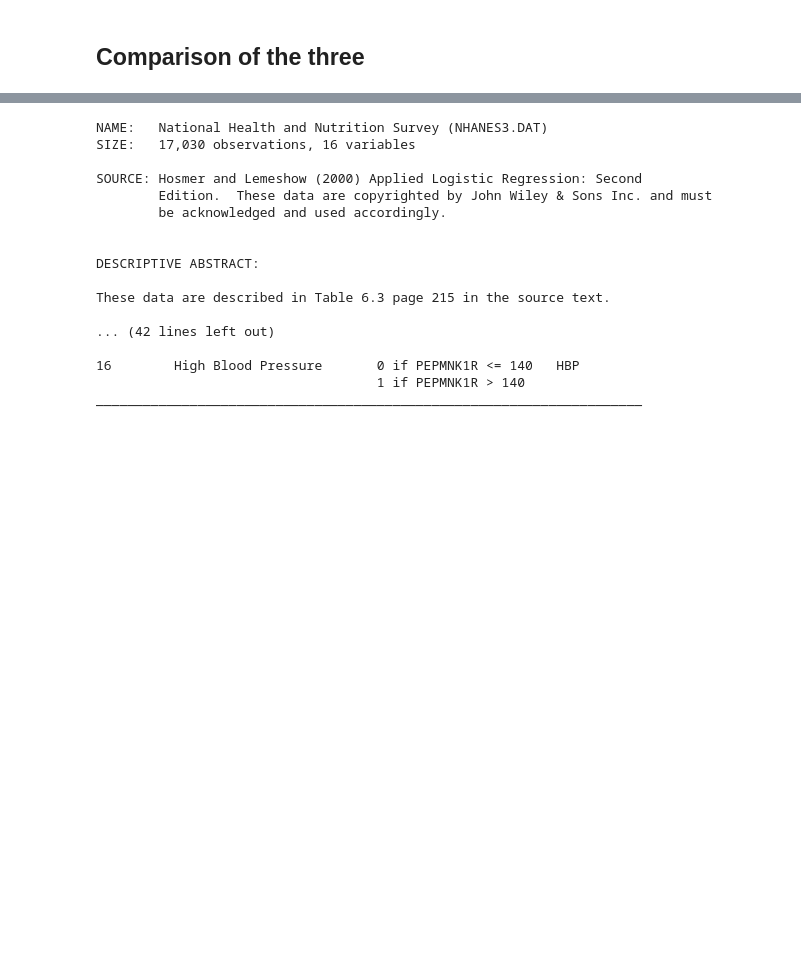
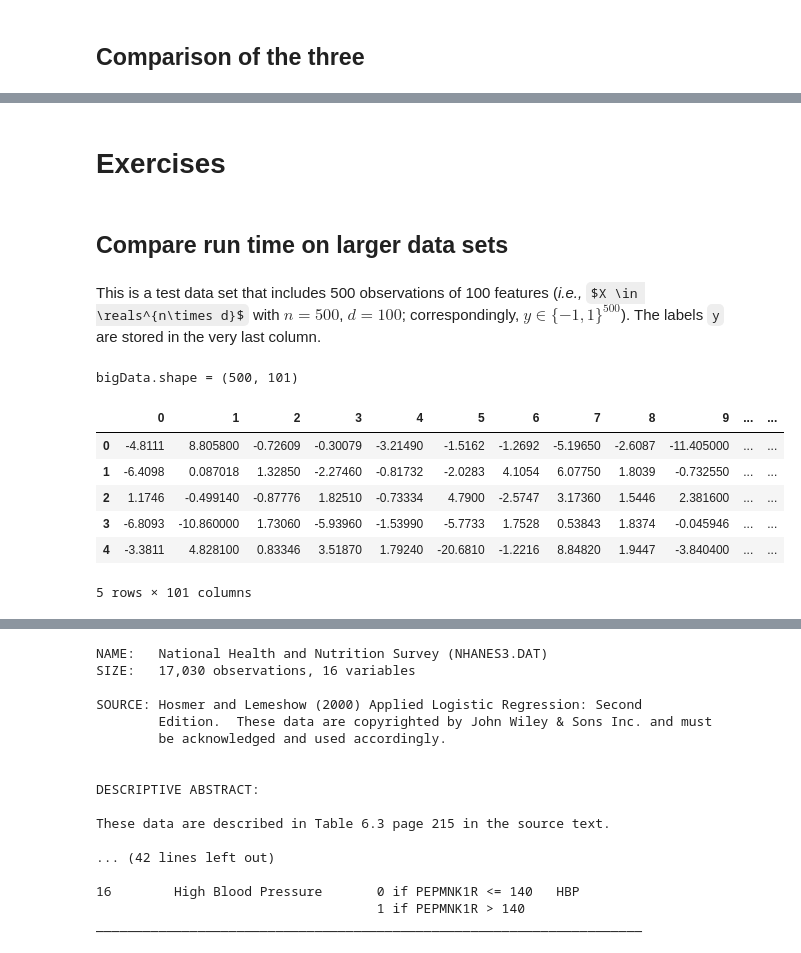
Before and after one commit to asberk/ubcs3, a Jupyter notebook: Gradient Descent (master).ipynb, the cells around one changed output, grey strips where cells are left out. Cells and saved outputs as stored; diff of their text form; code cells hidden in the pictures; some formulas as TeX source; blank space fills up the shorter version.

```diff
--- a/Gradient Descent (master).ipynb
+++ b/Gradient Descent (master).ipynb
@@ -634,3 +776,23 @@ LR_armijo = LogisticRegressor(objectiveParms={'lam':1},
+# %% [markdown]
+# Exercises
 # %%
 import pandas as pd
 import requests
+# %% [markdown]
+## Compare run time on larger data sets
+# %% [markdown]
+This is a test data set that includes 500 observations of 100 features (*i.e.,* $X \in \reals^{n\times d}$ with $n = 500$, $d = 100$; correspondingly, $y \in \{-1,1\}^{500}$). The labels `y` are stored in the very last column.
+# %%
+bigData = pd.read_csv(filepath_or_buffer='./data/logisticData.csv',header=None)
+# %%
+print('bigData.shape = {}'.format(bigData.shape))
+bigData.head()
+# %% [output]
+bigData.shape = (500, 101)
+|  | 0 | 1 | 2 | 3 | 4 | 5 | 6 | 7 | 8 | 9 | ... | ... |
+| 0 | -4.8111 | 8.805800 | -0.72609 | -0.30079 | -3.21490 | -1.5162 | -1.2692 | -5.19650 | -2.6087 | -11.405000 | ... | ... |
+| 1 | -6.4098 | 0.087018 | 1.32850 | -2.27460 | -0.81732 | -2.0283 | 4.1054 | 6.07750 | 1.8039 | -0.732550 | ... | ... |
+| 2 | 1.1746 | -0.499140 | -0.87776 | 1.82510 | -0.73334 | 4.7900 | -2.5747 | 3.17360 | 1.5446 | 2.381600 | ... | ... |
+| 3 | -6.8093 | -10.860000 | 1.73060 | -5.93960 | -1.53990 | -5.7733 | 1.7528 | 0.53843 | 1.8374 | -0.045946 | ... | ... |
+| 4 | -3.3811 | 4.828100 | 0.83346 | 3.51870 | 1.79240 | -20.6810 | -1.2216 | 8.84820 | 1.9447 | -3.840400 | ... | ... |
+5 rows × 101 columns
```
Also changed, not shown: parts of 64 cells of this notebook.
